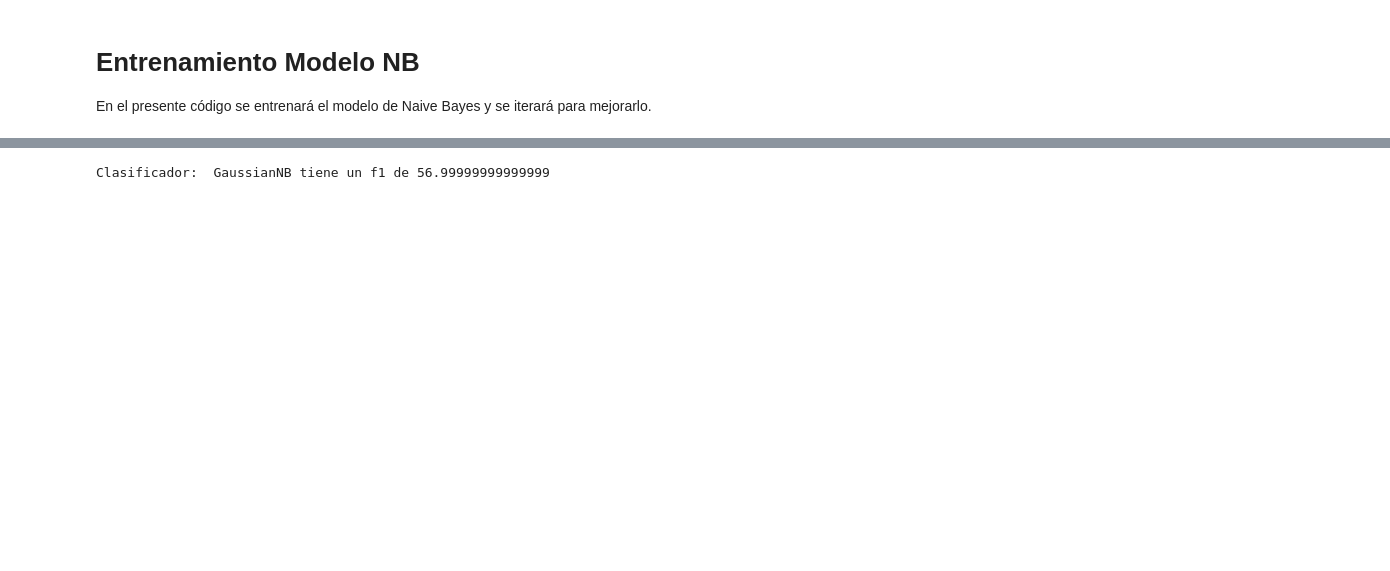
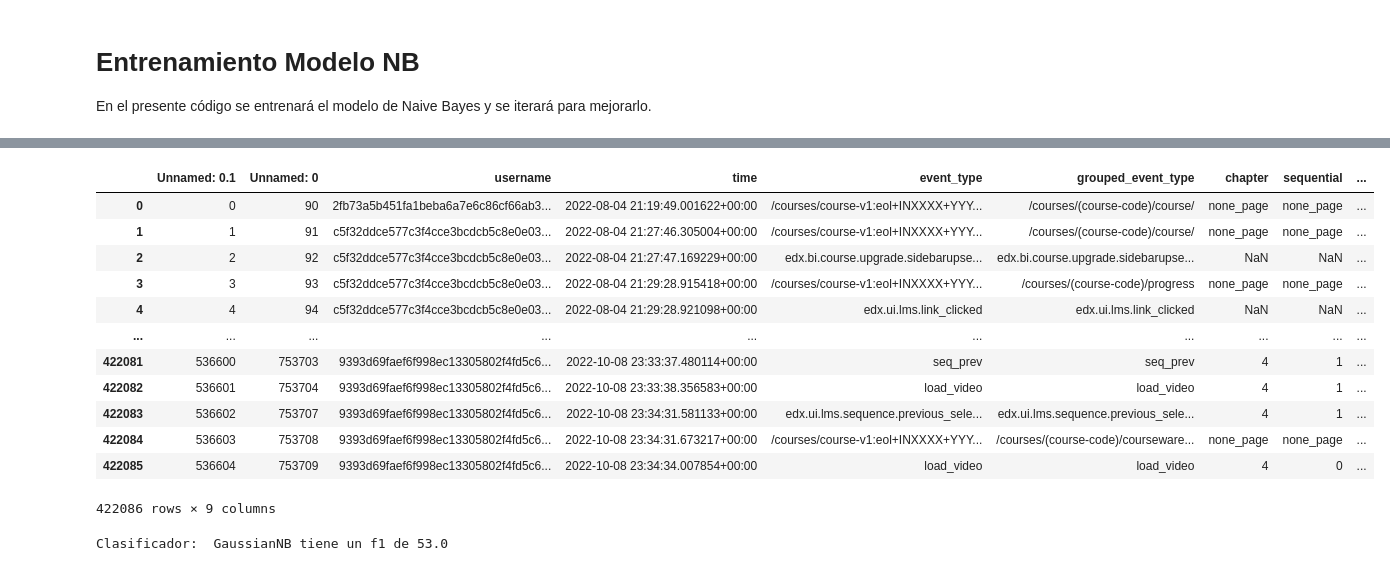
Before and after one commit to danieljarah/casoCDD, a Jupyter notebook: Naive bayes/Modelo-naive-nayes.ipynb, the cells around one changed output, grey strips where cells are left out. Drawn from its saved outputs; the diff is of its cells as text; code cells hidden in the pictures; blank space fills up the shorter version.

```diff
--- a/Naive bayes/Modelo-naive-nayes.ipynb
+++ b/Naive bayes/Modelo-naive-nayes.ipynb
@@ -17,0 +32,16 @@ KeyError: 'chapter'
+# %%
+logs
+# %% [output]
+|  | Unnamed: 0.1 | Unnamed: 0 | username | time | event_type | grouped_event_type | chapter | sequential | ... |
+| 0 | 0 | 90 | 2fb73a5b451fa1beba6a7e6c86cf66ab3... | 2022-08-04 21:19:49.001622+00:00 | /courses/course-v1:eol+INXXXX+YYY... | /courses/(course-code)/course/ | none_page | none_page | ... |
+| 1 | 1 | 91 | c5f32ddce577c3f4cce3bcdcb5c8e0e03... | 2022-08-04 21:27:46.305004+00:00 | /courses/course-v1:eol+INXXXX+YYY... | /courses/(course-code)/course/ | none_page | none_page | ... |
+| 2 | 2 | 92 | c5f32ddce577c3f4cce3bcdcb5c8e0e03... | 2022-08-04 21:27:47.169229+00:00 | edx.bi.course.upgrade.sidebarupse... | edx.bi.course.upgrade.sidebarupse... | NaN | NaN | ... |
+| 3 | 3 | 93 | c5f32ddce577c3f4cce3bcdcb5c8e0e03... | 2022-08-04 21:29:28.915418+00:00 | /courses/course-v1:eol+INXXXX+YYY... | /courses/(course-code)/progress | none_page | none_page | ... |
+| 4 | 4 | 94 | c5f32ddce577c3f4cce3bcdcb5c8e0e03... | 2022-08-04 21:29:28.921098+00:00 | edx.ui.lms.link_clicked | edx.ui.lms.link_clicked | NaN | NaN | ... |
+| ... | ... | ... | ... | ... | ... | ... | ... | ... | ... |
+| 422081 | 536600 | 753703 | 9393d69faef6f998ec13305802f4fd5c6... | 2022-10-08 23:33:37.480114+00:00 | seq_prev | seq_prev | 4 | 1 | ... |
+| 422082 | 536601 | 753704 | 9393d69faef6f998ec13305802f4fd5c6... | 2022-10-08 23:33:38.356583+00:00 | load_video | load_video | 4 | 1 | ... |
+| 422083 | 536602 | 753707 | 9393d69faef6f998ec13305802f4fd5c6... | 2022-10-08 23:34:31.581133+00:00 | edx.ui.lms.sequence.previous_sele... | edx.ui.lms.sequence.previous_sele... | 4 | 1 | ... |
+| 422084 | 536603 | 753708 | 9393d69faef6f998ec13305802f4fd5c6... | 2022-10-08 23:34:31.673217+00:00 | /courses/course-v1:eol+INXXXX+YYY... | /courses/(course-code)/courseware... | none_page | none_page | ... |
+| 422085 | 536604 | 753709 | 9393d69faef6f998ec13305802f4fd5c6... | 2022-10-08 23:34:34.007854+00:00 | load_video | load_video | 4 | 0 | ... |
+422086 rows × 9 columns
@@ -22,8 +65,8 @@ y_train = datos['label']
 # %%
 from sklearn.model_selection import cross_val_score
 modelo = GaussianNB()
-modelo.fit(x_train, y_train)
-training_score = cross_val_score(modelo, x_train, y_train, scoring='f1', cv=5)
+modelo.fit(x, y)
+training_score = cross_val_score(modelo, x, y, scoring='f1', cv=3)
 print("Clasificador: ", modelo.__class__.__name__, "tiene un f1 de", round(training_score.mean(), 2) * 100)
 # %% [output]
-Clasificador:  GaussianNB tiene un f1 de 56.99999999999999
+Clasificador:  GaussianNB tiene un f1 de 53.0
```
Also changed, not shown: parts of 9 cells of this notebook, 1 other file.
